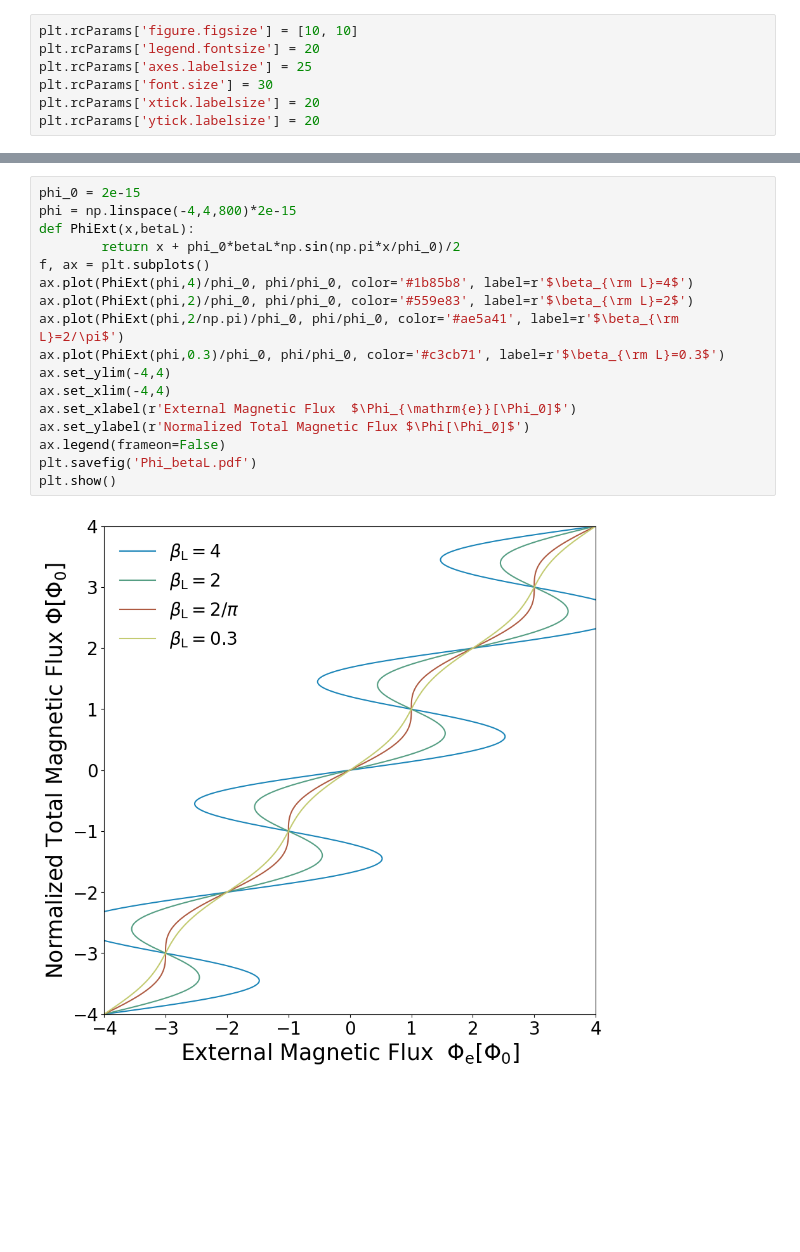
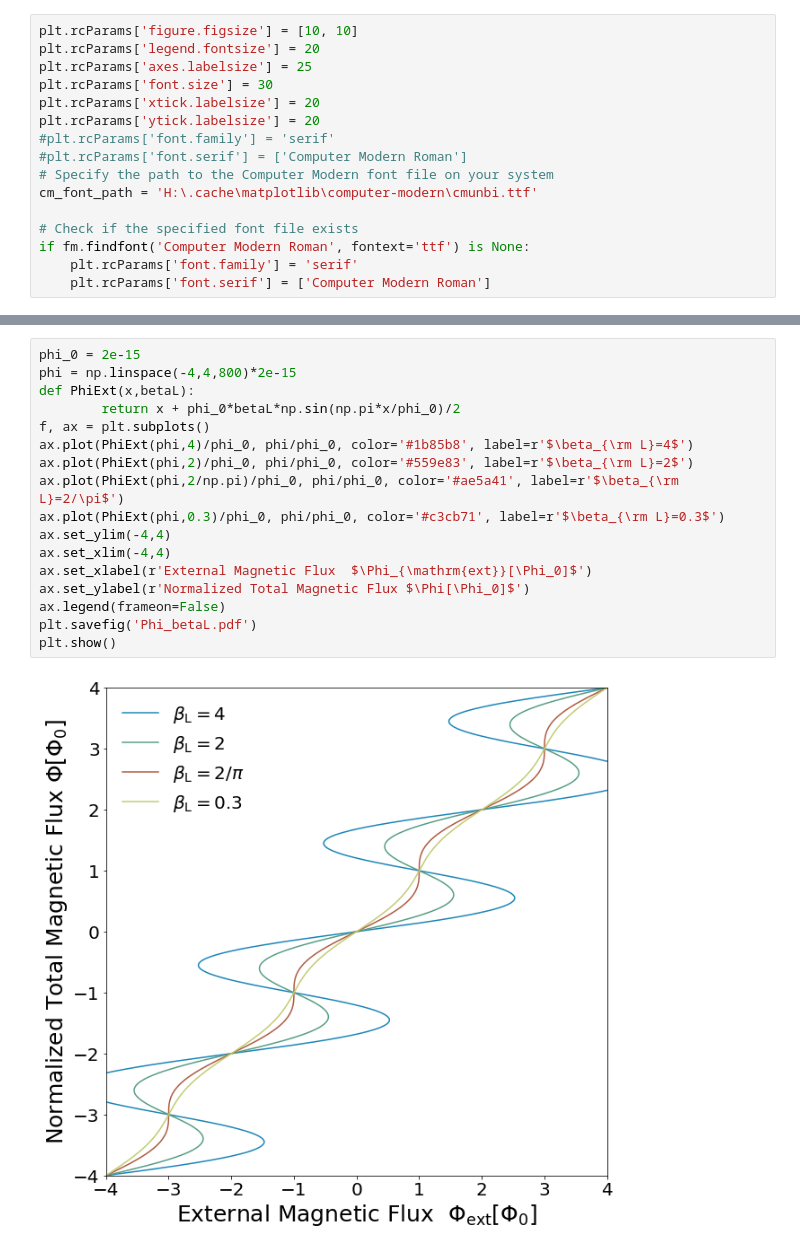
Before and after one commit to nkahne/Master-Thesis, a Jupyter notebook: Figures/literature_plots.ipynb, the cells around one changed output, grey strips where cells are left out. Saved outputs shown, nothing was run; the diff lists cells and outputs as text; blank space fills up the shorter version.

```diff
--- a/Figures/literature_plots.ipynb
+++ b/Figures/literature_plots.ipynb
@@ -8,6 +17,15 @@ plt.rcParams['axes.labelsize'] = 25
 plt.rcParams['font.size'] = 30
 plt.rcParams['xtick.labelsize'] = 20
 plt.rcParams['ytick.labelsize'] = 20
+#plt.rcParams['font.family'] = 'serif'
+#plt.rcParams['font.serif'] = ['Computer Modern Roman']
+# Specify the path to the Computer Modern font file on your system
+cm_font_path = 'H:\.cache\matplotlib\computer-modern\cmunbi.ttf'
+
+# Check if the specified font file exists
+if fm.findfont('Computer Modern Roman', fontext='ttf') is None:
+    plt.rcParams['font.family'] = 'serif'
+    plt.rcParams['font.serif'] = ['Computer Modern Roman']
 # %%
 #fraunhofer
 
@@ -65,19 +83,19 @@ plt.show()
 # %%
 phi_0 = 2e-15
 phi = np.linspace(-4,4,800)*2e-15
 def PhiExt(x,betaL):
         return x + phi_0*betaL*np.sin(np.pi*x/phi_0)/2
 f, ax = plt.subplots()
 ax.plot(PhiExt(phi,4)/phi_0, phi/phi_0, color='#1b85b8', label=r'$\beta_{\rm L}=4$')
 ax.plot(PhiExt(phi,2)/phi_0, phi/phi_0, color='#559e83', label=r'$\beta_{\rm L}=2$')
 ax.plot(PhiExt(phi,2/np.pi)/phi_0, phi/phi_0, color='#ae5a41', label=r'$\beta_{\rm L}=2/\pi$')
 ax.plot(PhiExt(phi,0.3)/phi_0, phi/phi_0, color='#c3cb71', label=r'$\beta_{\rm L}=0.3$')
 ax.set_ylim(-4,4)
 ax.set_xlim(-4,4)
-ax.set_xlabel(r'External Magnetic Flux  $\Phi_{\mathrm{e}}[\Phi_0]$')
+ax.set_xlabel(r'External Magnetic Flux  $\Phi_{\mathrm{ext}}[\Phi_0]$')
 ax.set_ylabel(r'Normalized Total Magnetic Flux $\Phi[\Phi_0]$')
 ax.legend(frameon=False)
 plt.savefig('Phi_betaL.pdf')
 plt.show()
 # %% [output]
-[figure, old version]
+[figure, new version]
```
Also changed, not shown: parts of 8 cells of this notebook, 10 other files.
